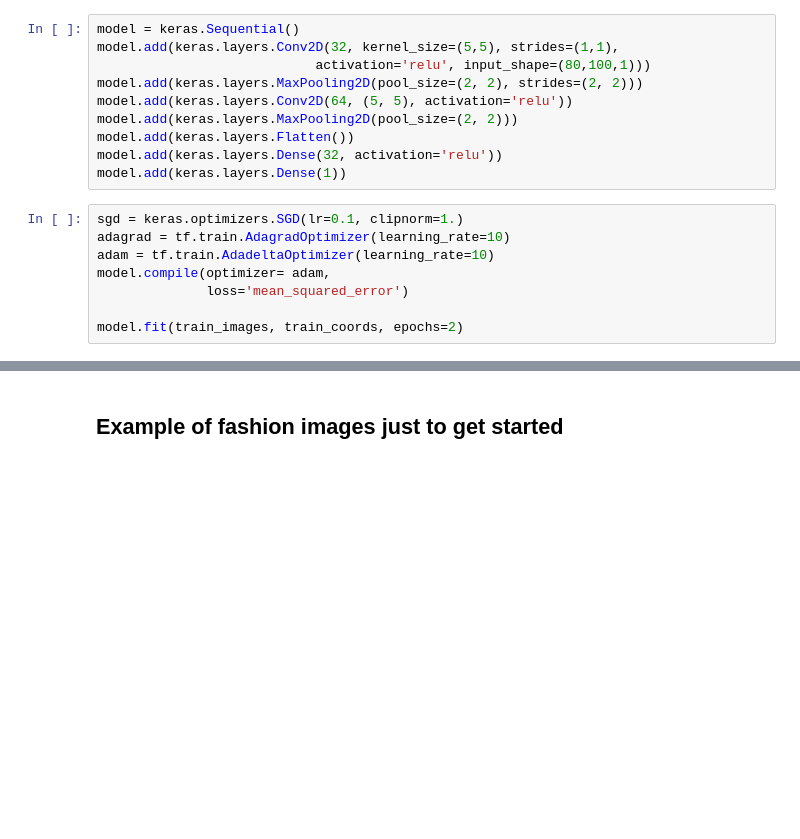
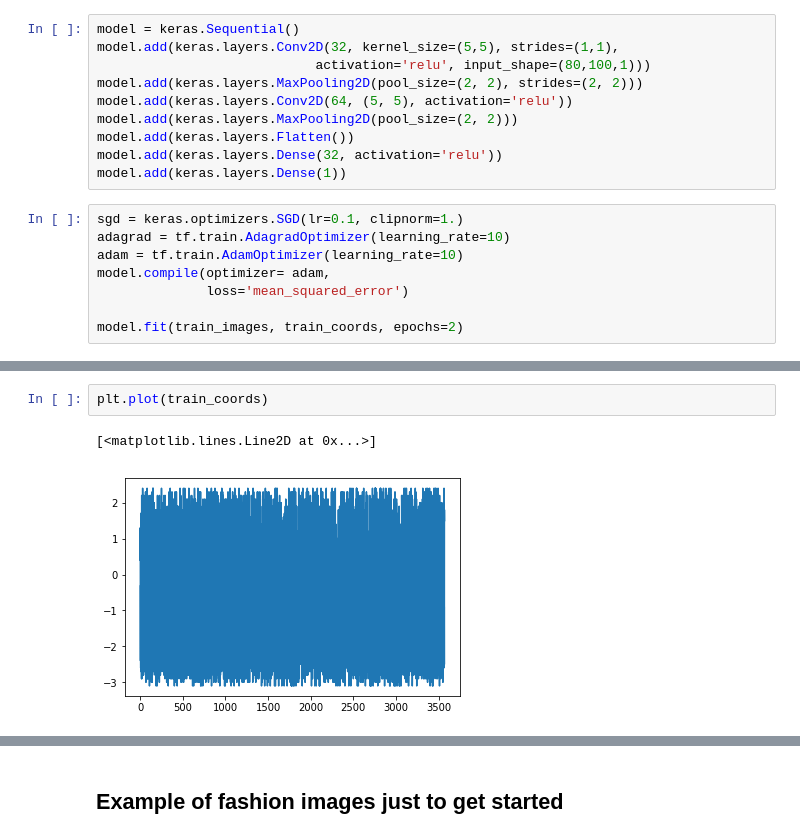
Before and after one commit to lmn93beo/brain-registration, a Jupyter notebook: tflow_example.ipynb, the cells around one changed output, grey strips where cells are left out. Drawn from its saved outputs; the diff is of its cells as text; blank space fills up the shorter version.

```diff
--- a/tflow_example.ipynb
+++ b/tflow_example.ipynb
@@ -115,7 +151,7 @@ model.add(keras.layers.Dense(1))
 # %%
 sgd = keras.optimizers.SGD(lr=0.1, clipnorm=1.)
 adagrad = tf.train.AdagradOptimizer(learning_rate=10)
-adam = tf.train.AdadeltaOptimizer(learning_rate=10)
+adam = tf.train.AdamOptimizer(learning_rate=10)
 model.compile(optimizer= adam,
               loss='mean_squared_error')
 
@@ -128 +164,6 @@ Epoch 2/2
 <tensorflow.python.keras.callbacks.History at 0x...>
+# %%
+plt.plot(train_coords)
+# %% [output]
+[<matplotlib.lines.Line2D at 0x...>]
+[figure, added]
```
Also changed, not shown: parts of 19 cells of this notebook.
